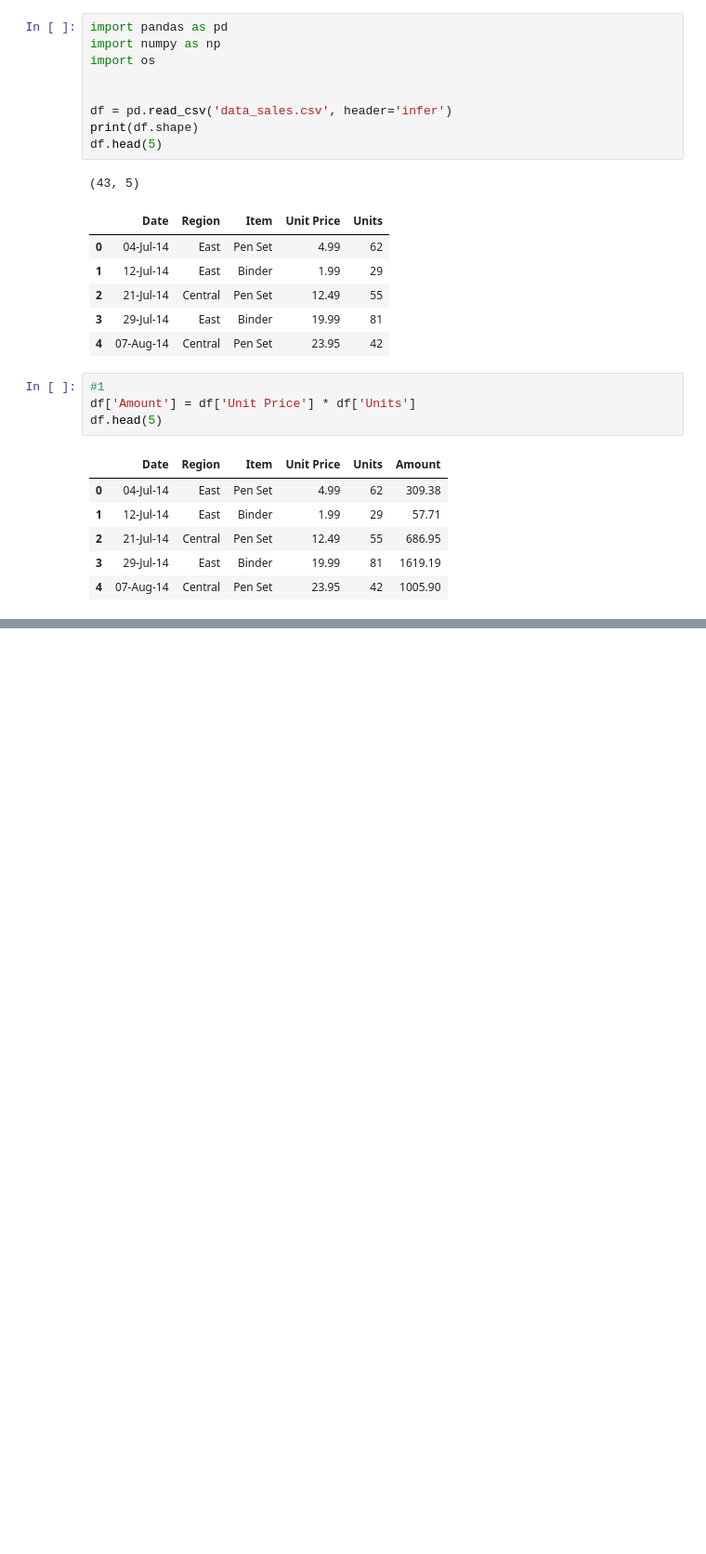
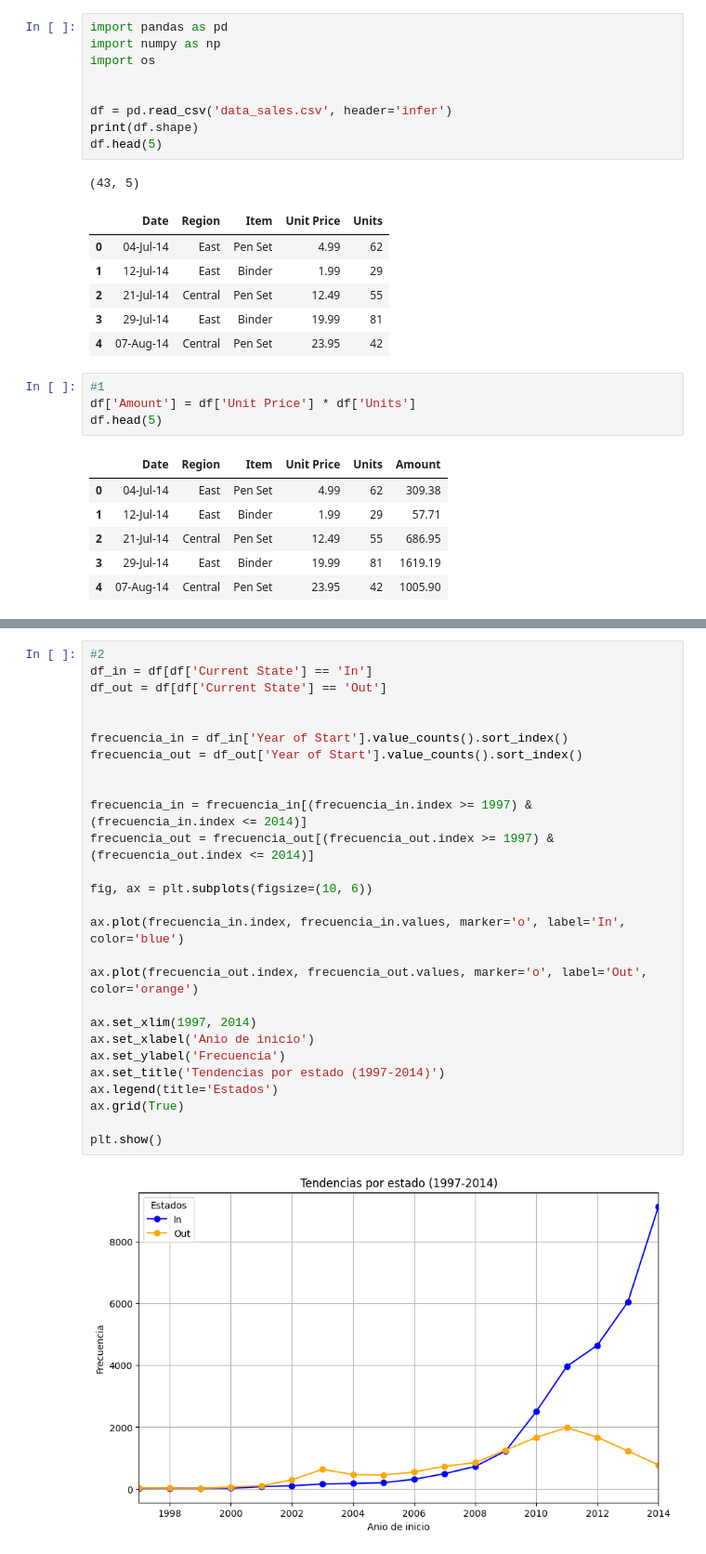
Before and after one commit to MarioB19/notes_sic_2024, a Jupyter notebook: 25_11_2024/exam.ipynb, the cells around one changed output, grey strips where cells are left out. Shown at 93% size. Saved outputs shown, nothing was run; the diff lists cells and outputs as text; blank space fills up the shorter version.

```diff
--- a/25_11_2024/exam.ipynb
+++ b/25_11_2024/exam.ipynb
@@ -205,0 +270,29 @@ Name: Unit Price, dtype: float64
+# %%
+#2
+df_in = df[df['Current State'] == 'In']
+df_out = df[df['Current State'] == 'Out']
+
+
+frecuencia_in = df_in['Year of Start'].value_counts().sort_index()
+frecuencia_out = df_out['Year of Start'].value_counts().sort_index()
+
+
+frecuencia_in = frecuencia_in[(frecuencia_in.index >= 1997) & (frecuencia_in.index <= 2014)]
+frecuencia_out = frecuencia_out[(frecuencia_out.index >= 1997) & (frecuencia_out.index <= 2014)]
+
+fig, ax = plt.subplots(figsize=(10, 6))
+
+ax.plot(frecuencia_in.index, frecuencia_in.values, marker='o', label='In', color='blue')
+
+ax.plot(frecuencia_out.index, frecuencia_out.values, marker='o', label='Out', color='orange')
+
+ax.set_xlim(1997, 2014)
+ax.set_xlabel('Anio de inicio')
+ax.set_ylabel('Frecuencia')
+ax.set_title('Tendencias por estado (1997-2014)')
+ax.legend(title='Estados')
+ax.grid(True)
+
+plt.show()
+# %% [output]
+[figure, added]
```
Also changed, not shown: parts of 6 cells of this notebook.
